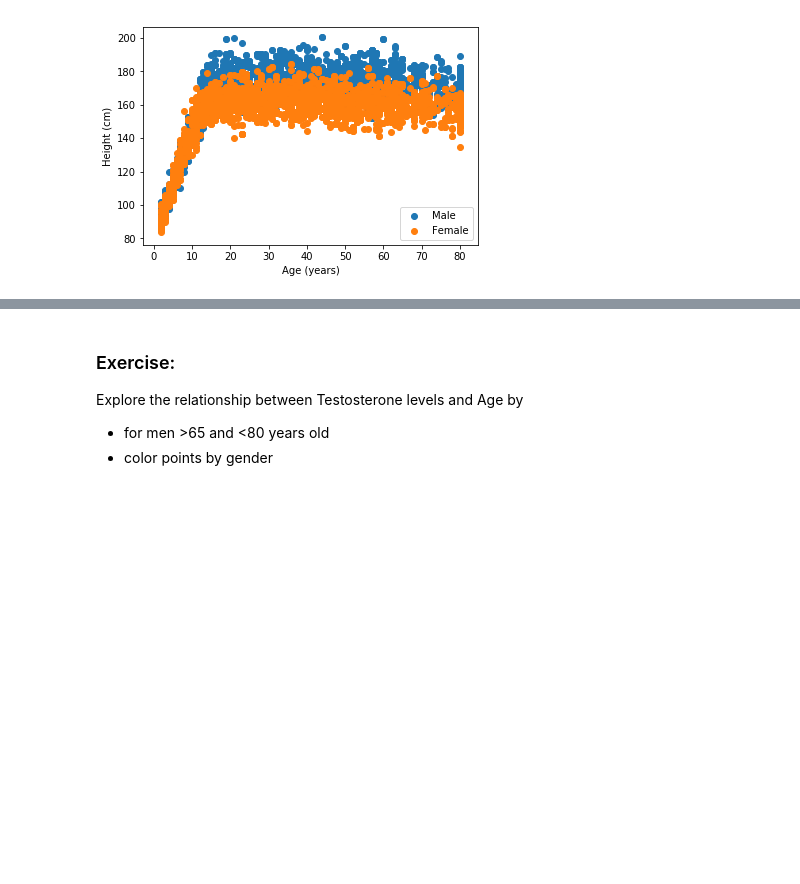
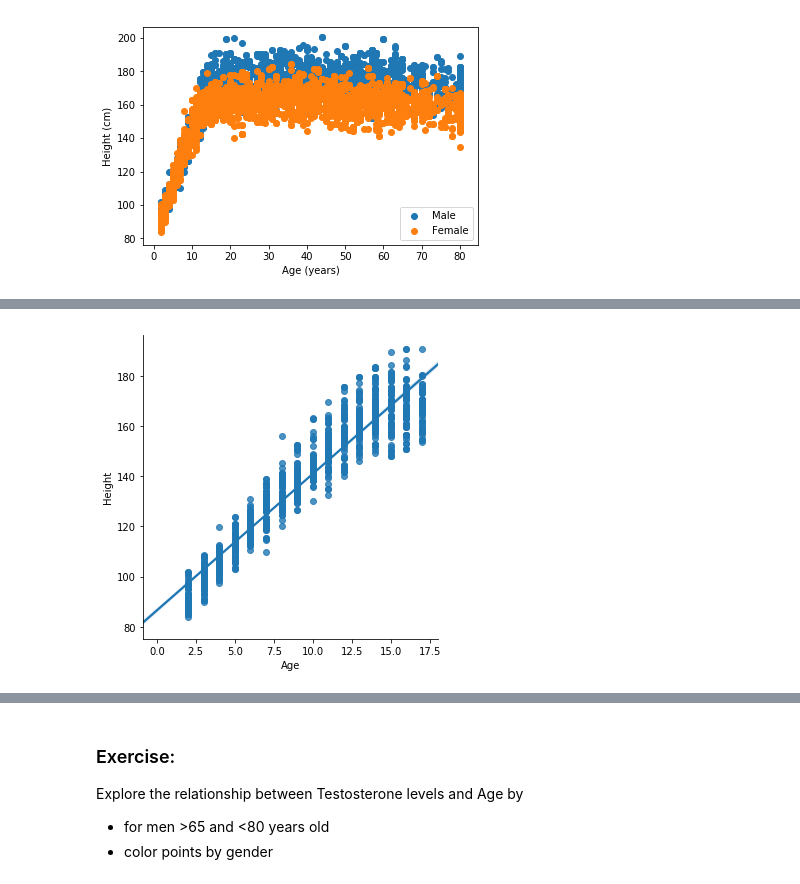
Before and after one commit to uvarc/courses, a Jupyter notebook: workshops/python/summer-bootcamp/Adv_Python-DataViz.ipynb, the cells around one changed output, grey strips where cells are left out. Cells and saved outputs as stored; diff of their text form; code cells hidden in the pictures; blank space fills up the shorter version.

```diff
--- a/workshops/python/summer-bootcamp/Adv_Python-DataViz.ipynb
+++ b/workshops/python/summer-bootcamp/Adv_Python-DataViz.ipynb
@@ -306,0 +299,6 @@ plt.show()
+# %%
+# Lets use lmplot()
+sns.lmplot(x="Age", y="Height", data=nh_child)
+plt.show()
+# %% [output]
+[figure, added]
```
Also changed, not shown: parts of 22 cells of this notebook, 1 other file.
